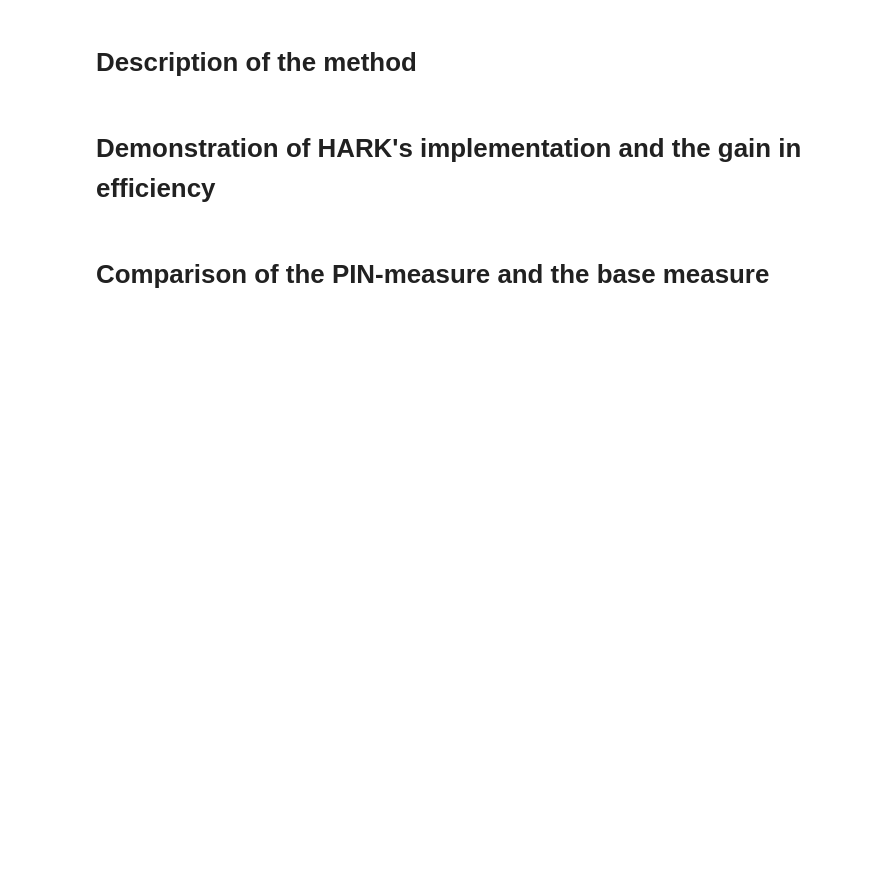
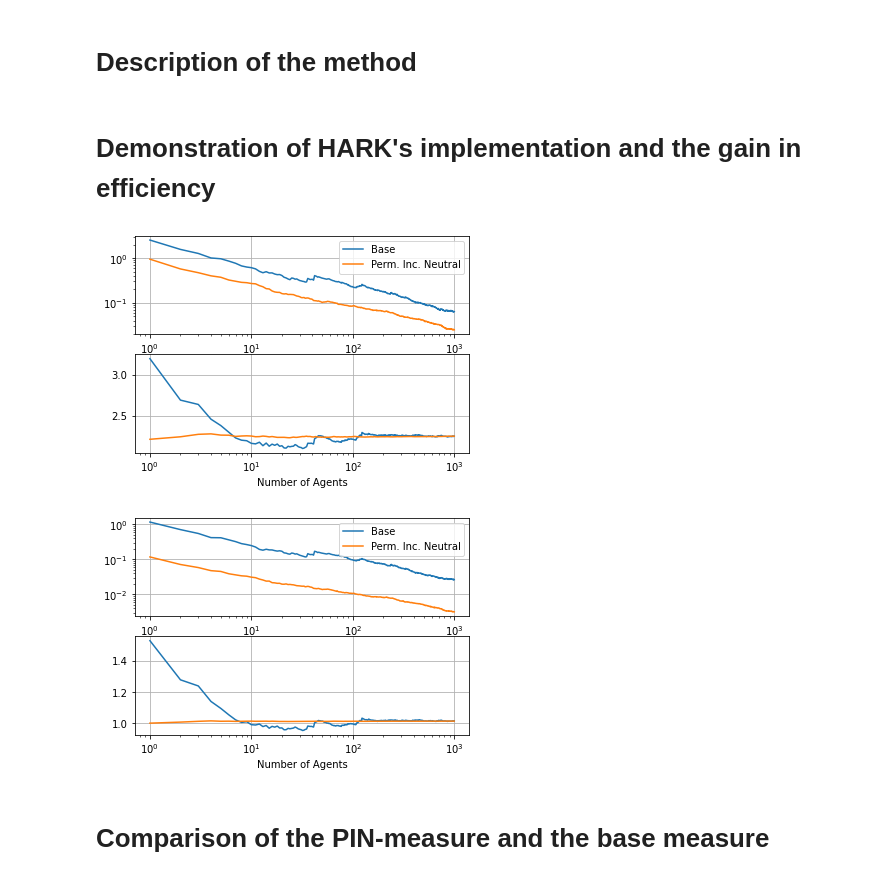
Before and after one commit to econ-ark/DemARK, a Jupyter notebook: notebooks/Harmenberg-Aggregation.ipynb, the cells around one changed output. Cells and saved outputs as stored; diff of their text form; code cells hidden in the pictures; blank space fills up the shorter version.

Commit message:
Construct efficiency figures

```diff
--- a/notebooks/Harmenberg-Aggregation.ipynb
+++ b/notebooks/Harmenberg-Aggregation.ipynb
@@ -75,0 +30,16 @@ def test_Harmenberg_mtd(self):
+# %%
+def sumstats(sims, sample_periods):
+
+    # Sims' columns are different agents and rows are different times.
+    # Subset the times at which we'll sample and transpose.
+    samples = pd.DataFrame(sims[sample_periods,].T)
+
+    # Get rolling averages
+    avgs = samples.expanding(1).mean()
+
+    # Now get the mean and standard deviations across samples with every
+    # number of agents
+    means = avgs.mean(axis = 1)
+    stds = avgs.std(axis = 1)
+
+    return {'means':  means, 'stds': stds}
@@ -76,2 +76,41 @@ def test_Harmenberg_mtd(self):
+# %%
+# Plots
+
+nagents = np.arange(1,max_agents+1,1)
+
+# Market resources
+fig, axs = plt.subplots(2)
+axs[0].plot(nagents, M_base['stds'], label = 'Base')
+axs[0].plot(nagents, M_pin['stds'], label = 'Perm. Inc. Neutral')
+axs[0].set_yscale('log')
+axs[0].set_xscale('log')
+axs[0].grid()
+axs[0].legend()
+
+axs[1].plot(nagents, M_base['means'], label = 'Base')
+axs[1].plot(nagents, M_pin['means'], label = 'Perm. Inc. Neutral')
+axs[1].set_xscale('log')
+axs[1].set_xlabel('Number of Agents')
+axs[1].grid()
+plt.show()
+
+# Consumption
+fig, axs = plt.subplots(2)
+axs[0].plot(nagents, C_base['stds'], label = 'Base')
+axs[0].plot(nagents, C_pin['stds'], label = 'Perm. Inc. Neutral')
+axs[0].set_yscale('log')
+axs[0].set_xscale('log')
+axs[0].grid()
+axs[0].legend()
+
+axs[1].plot(nagents, C_base['means'], label = 'Base')
+axs[1].plot(nagents, C_pin['means'], label = 'Perm. Inc. Neutral')
+axs[1].set_xscale('log')
+axs[1].set_xlabel('Number of Agents')
+axs[1].grid()
+plt.show()
+# %% [output]
+[figure, added]
+[figure, added]
 # %% [markdown]
 # Comparison of the PIN-measure and the base measure
```
Also changed, not shown: parts of 3 cells of this notebook, 1 other file.
